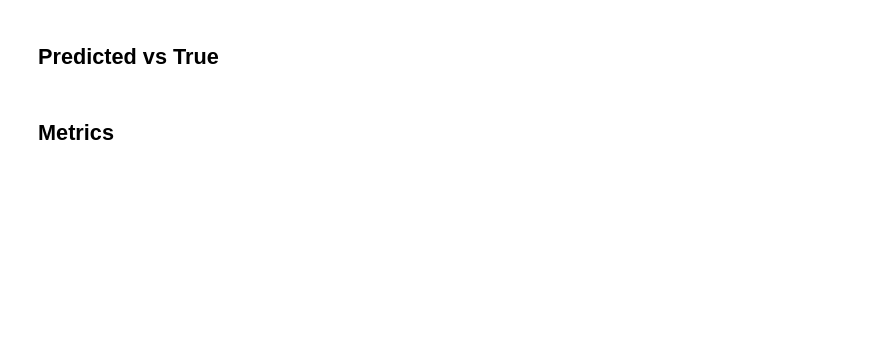
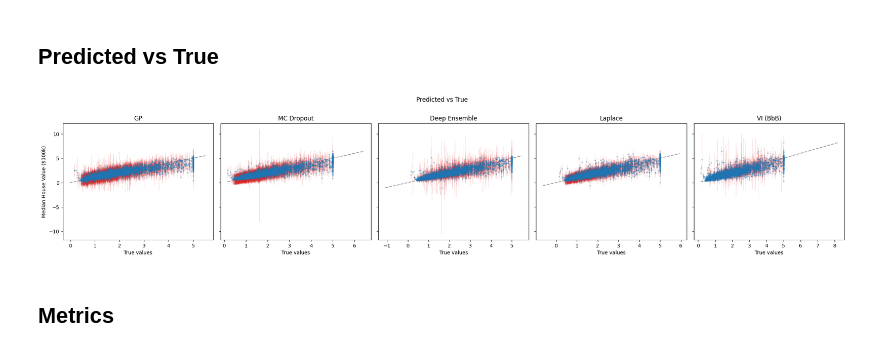
Before and after one commit to MichalKocwa/ml-uncertainty-msc, a Jupyter notebook: notebooks/california_housing.ipynb, the cells around one changed output. Drawn from its saved outputs; the diff is of its cells as text; code cells hidden in the pictures; blank space fills up the shorter version.

```diff
--- a/notebooks/california_housing.ipynb
+++ b/notebooks/california_housing.ipynb
@@ -78,11 +72,13 @@ plot_sorted_predictions(y_test, vi_mean, vi_std, "Variational Inference", "Media
 # %%
 plot_predicted_vs_true(
     y_test,
-    means  = [gp_mean,  mc_mean,  ens_mean, la_mean,  vi_mean],
-    stds   = [gp_std,   mc_std,   ens_std,  la_std,   vi_std],
+    means  = [gp_mean,  mc_mean,  ens_mean, la_ll_mean, vi_mean],
+    stds   = [gp_std,   mc_std,   ens_std,  la_ll_std,  vi_std],
     titles = ["GP", "MC Dropout", "Deep Ensemble", "Laplace", "VI (BbB)"],
     ylabel = "Median House Value ($100k)",
 )
+# %% [output]
+[figure, added]
 # %% [markdown]
 ## Metrics
 # %%
```
Also changed, not shown: parts of 10 cells of this notebook, 6 other files.
